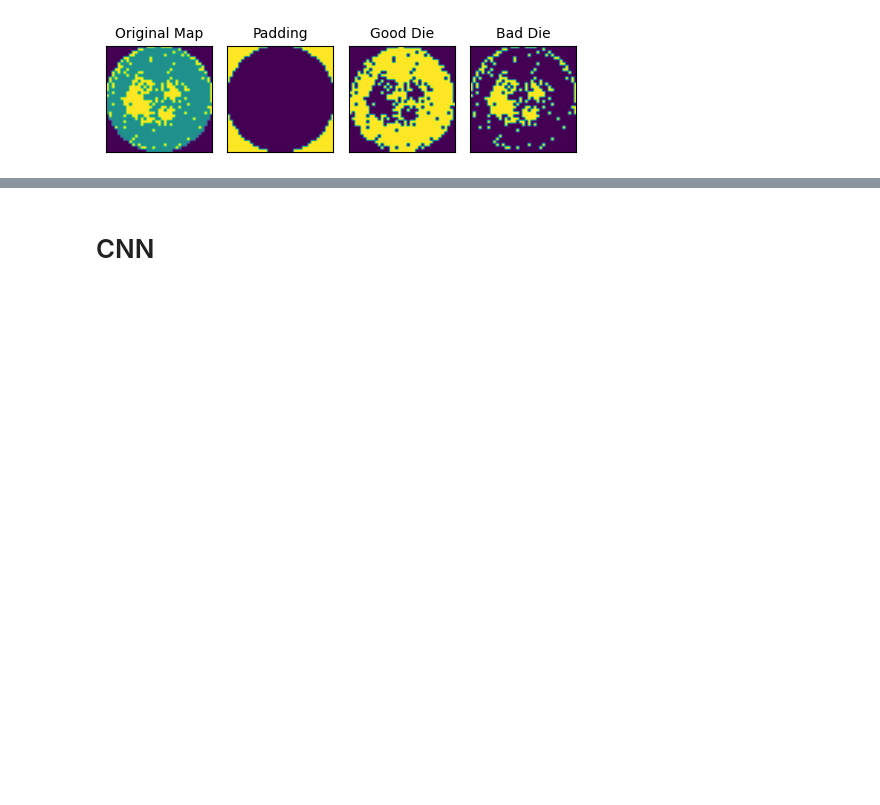
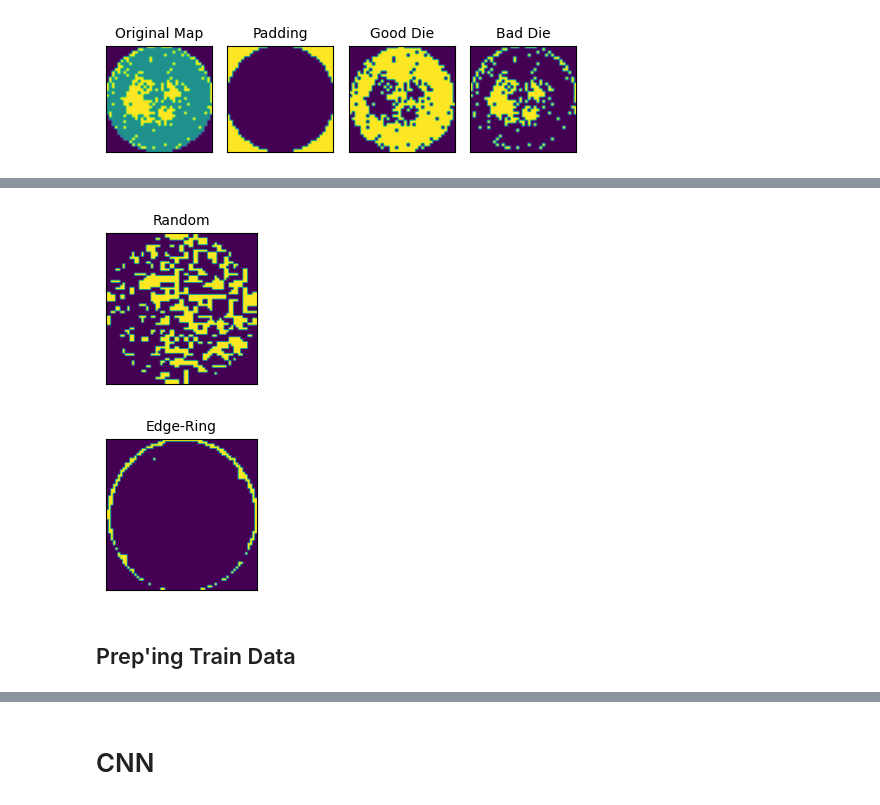
Before and after one commit to brian-calderon/Project_IV, a Jupyter notebook: ProjectIV_V1_0.ipynb, the cells around one changed output, grey strips where cells are left out. Saved outputs shown, nothing was run; the diff lists cells and outputs as text; code cells hidden in the pictures; blank space fills up the shorter version.

```diff
--- a/ProjectIV_V1_0.ipynb
+++ b/ProjectIV_V1_0.ipynb
@@ -679,0 +701,46 @@ display("there are ",len(x_test),"maps for testing")
+# %%
+################################################################################
+#----------------------------Prep'ing Test Data --------------------------------
+# ---------------------------w/ Custom Generator -------------------------------
+################################################################################
+def test_gen(Input, batch_size = 100):
+    # num = 0
+  # while True:
+    x_test, y_test = [], []
+    class_num = 8 # Limit to only labeled fail patterns [0,1,2,3,4,5,6,7]
+    dsize = (64, 64)
+    # Sampling batch_sizse of data from the the Input
+    test = Input.sample(n=batch_size, replace=False)#, random_state=1)
+    test.reset_index(inplace = True, drop = True)# reseting index inplace
+    # One hot encode maps, this returns a np.array and also resizes maps.
+    encoded_maps = encode_images(test['waferMap'], 64, 64)
+    # Creates a 510x8 array of all zeros
+    labels = np.zeros((encoded_maps.shape[0], class_num))
+    # fills in only the column corresponding to the failNum with "1"
+    for i in range(encoded_maps.shape[0]):
+        labels[i][test['failureNum'][i]] = 1
+    del test
+    x_test.extend(encoded_maps)
+    y_test.extend(labels)
+    x_test = np.array(x_test)
+    y_test = np.array(y_test)
+    # display("there are ",len(x_test),"maps for testing")
+    # num += 1
+    yield(x_test, y_test)
+# %%
+################################################################################
+# Cute little func to plot results of custom gen's
+################################################################################
+# Mental note, I wrote this code in ~10min and is so nice and neat, looking back
+# I would've never been able to this even 1 month ago, I feel I'm finally making
+# progress (11/5/23) :)
+for map, label in test_gen(test,2):
+  encoded_keys = np.where(label == 1)[1][:]
+  fail_type = []
+  [fail_type.append(list(encoders.keys())[key]) for key in encoded_keys]
+  [plot_map(map[i,...,2], fail_type[i]) for i in range(label.shape[0])]
+# %% [output]
+[figure, added]
+[figure, added]
+# %% [markdown]
+## Prep'ing Train Data
```
Also changed, not shown: parts of 38 cells of this notebook.
